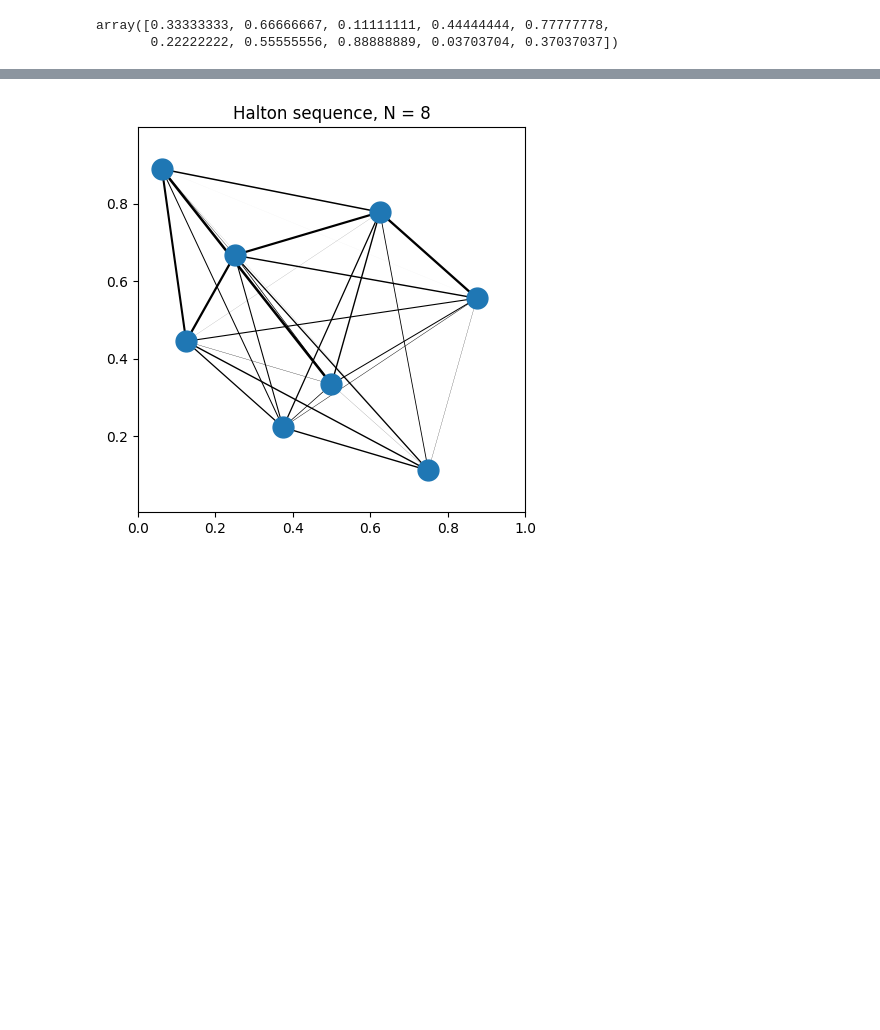
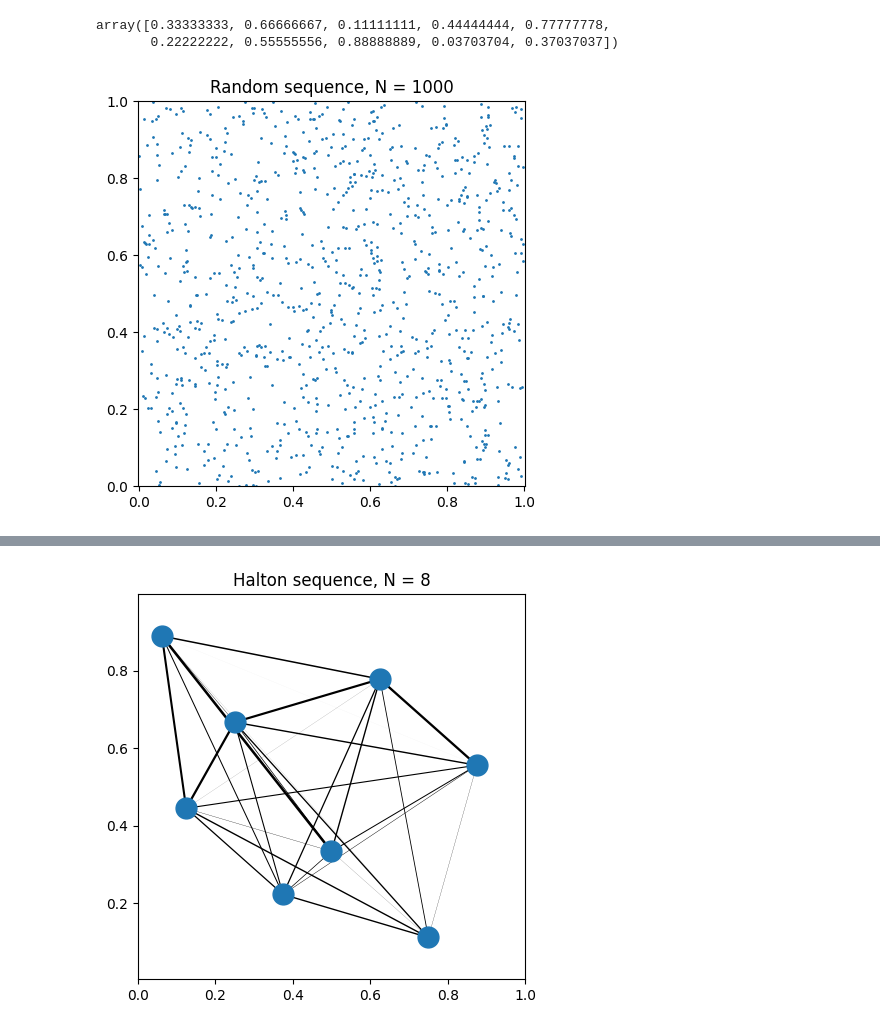
Before and after one commit to pauldubois98/GenerativeAI, a Jupyter notebook: HaltonTest.ipynb, the cells around one changed output, grey strips where cells are left out. Saved outputs shown, nothing was run; the diff lists cells and outputs as text; code cells hidden in the pictures; blank space fills up the shorter version.

Commit message:
compare halton sequences with random sequences

```diff
--- a/HaltonTest.ipynb
+++ b/HaltonTest.ipynb
@@ -27,3 +27,18 @@ halton_sequence(3,10)
 # %% [output]
 array([0.33333333, 0.66666667, 0.11111111, 0.44444444, 0.77777778,
        0.22222222, 0.55555556, 0.88888889, 0.03703704, 0.37037037])
+# %%
+N = 1000
+x = np.random.rand(N)
+y = np.random.rand(N)
+
+# symmetric axes
+plt.figure(figsize=(5,5))
+plt.axis('equal')
+plt.plot(x, y, 'o', markersize=1)
+plt.xlim(0, 1)
+plt.ylim(0, 1)
+plt.title('Random sequence, N = {}'.format(N))
+plt.show()
+# %% [output]
+[figure, added]
```
Also changed, not shown: parts of 1 cell of this notebook.
